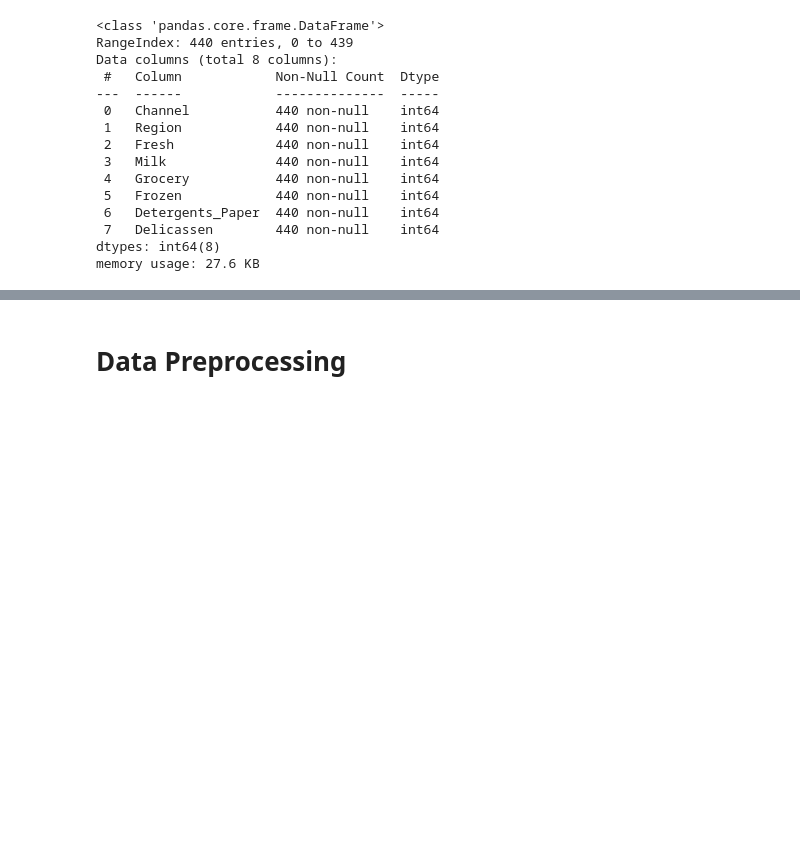
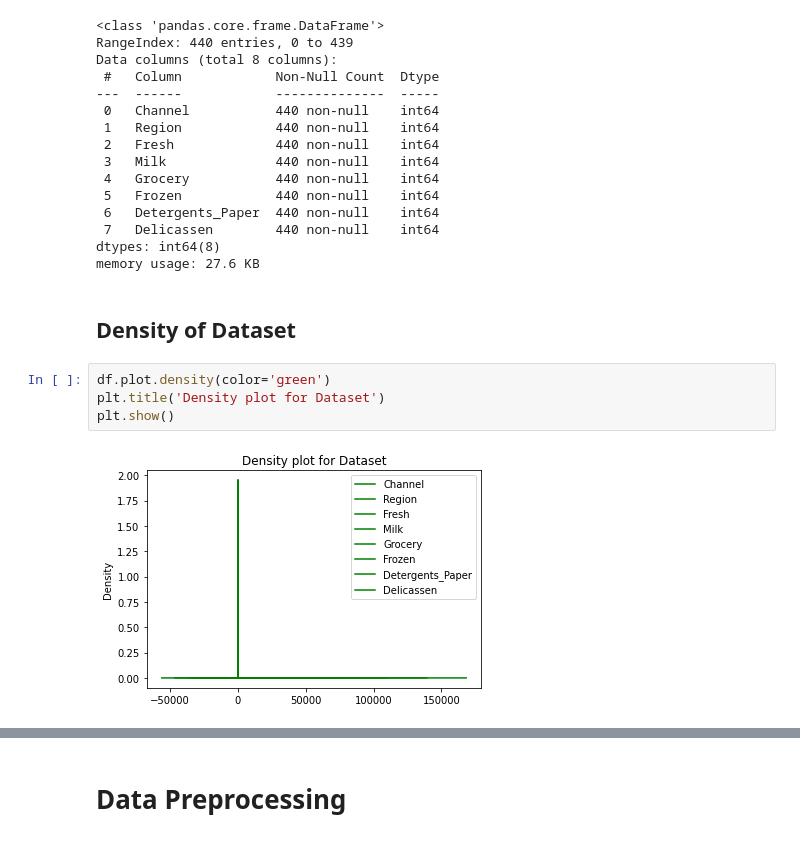
Before and after one commit to cocktail-clustering/1st-clustering, a Jupyter notebook: DBScan.ipynb, the cells around one changed output, grey strips where cells are left out. Drawn from its saved outputs; the diff is of its cells as text; blank space fills up the shorter version.

Commit message:
[feat] density check

```diff
--- a/DBScan.ipynb
+++ b/DBScan.ipynb
@@ -45,3 +47,11 @@ Data columns (total 8 columns):
  7   Delicassen        440 non-null    int64
 dtypes: int64(8)
 memory usage: 27.6 KB
+# %% [markdown]
+## Density of Dataset
+# %%
+df.plot.density(color='green')
+plt.title('Density plot for Dataset')
+plt.show()
+# %% [output]
+[figure, added]
```
Also changed, not shown: parts of 2 cells of this notebook.
